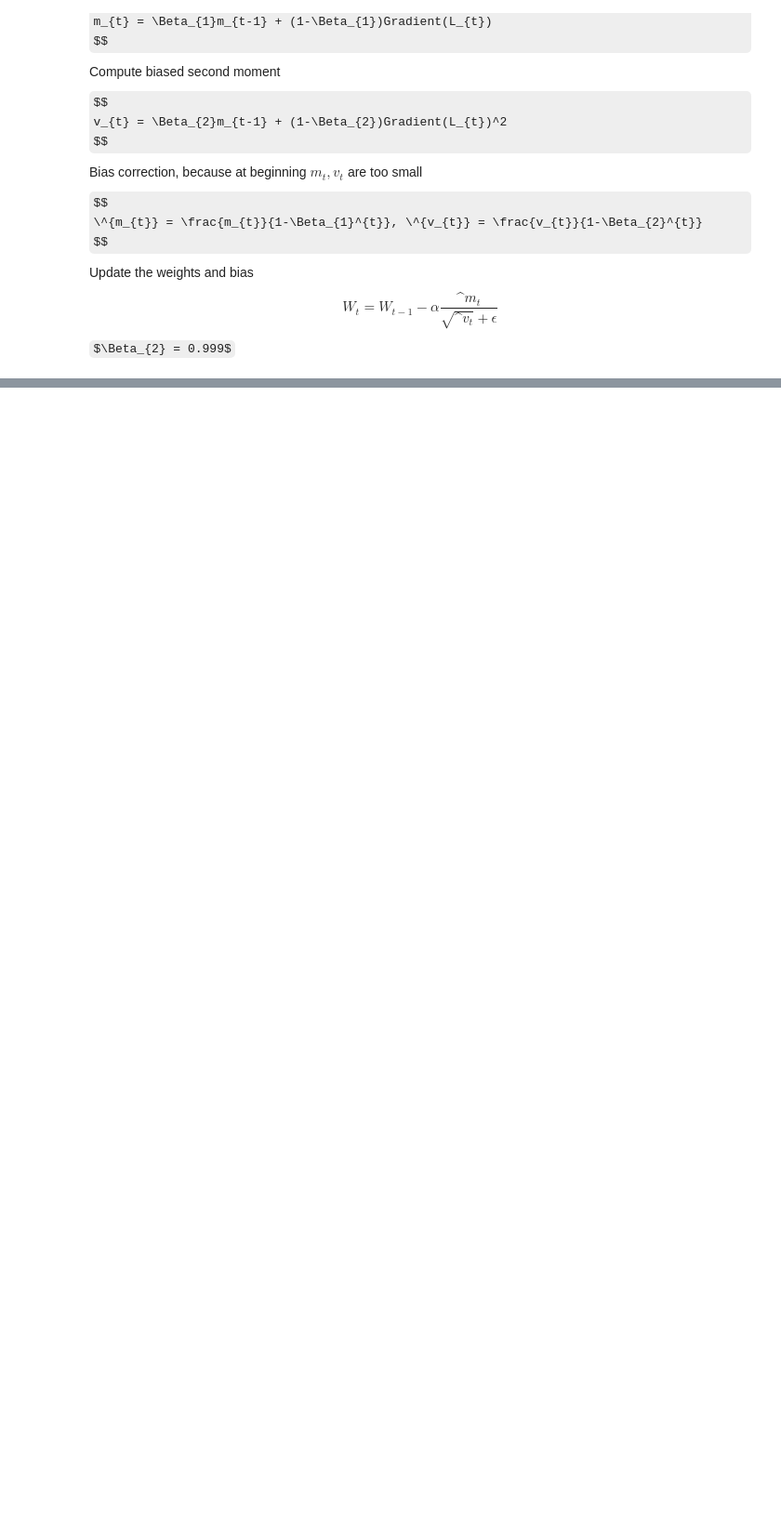
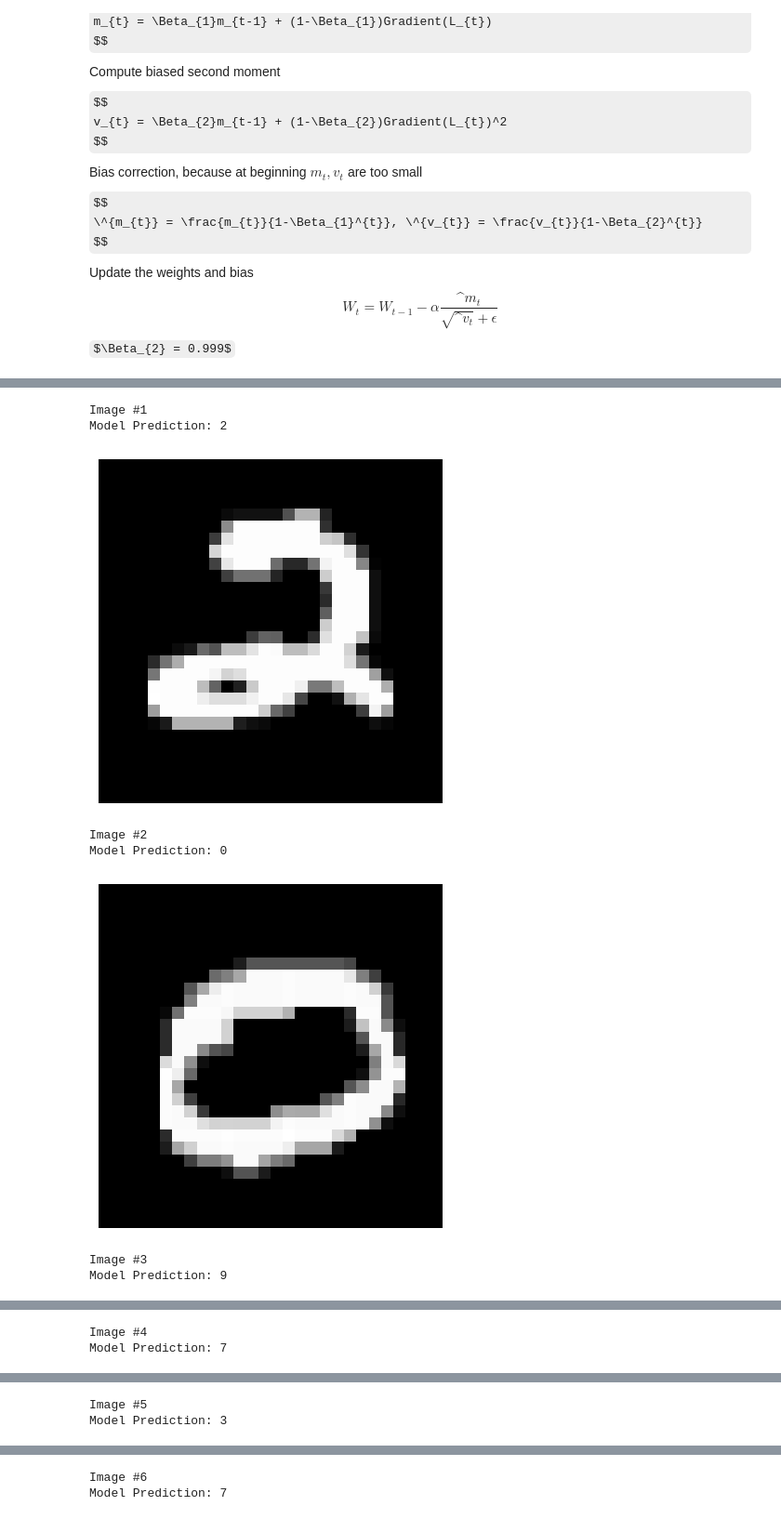
Before and after one commit to KOlCIqwq/ML, a Jupyter notebook: Neural Network.ipynb, the cells around one changed output, grey strips where cells are left out. Shown at 93% size. Saved outputs shown, nothing was run; the diff lists cells and outputs as text; code cells hidden in the pictures; some formulas as TeX source; blank space fills up the shorter version.

```diff
--- a/Neural Network.ipynb
+++ b/Neural Network.ipynb
@@ -228,0 +393,34 @@ $\Beta_{2} = 0.999$
+# %%
+test_data = pd.read_csv("./data/test.csv")
+test_data_np = np.array(test_data)
+
+X_test_np = test_data_np.T
+X_test_np = X_test_np / 255. # Normalize
+
+X_test_gpu = cp.asarray(X_test_np)
+
+test_predictions = make_prediction(X_test_gpu,W1,b1,W2,b2,W3,b3)
+
+for i in range(10):
+    current_img_gpu = X_test_gpu[:, i]
+    network_input = current_img_gpu.reshape(784, 1)
+    prediction = make_prediction(network_input, W1, b1, W2, b2, W3, b3)
+    image_to_plot_gpu = current_img_gpu.reshape((28, 28)) * 255
+
+    image_to_plot_cpu = image_to_plot_gpu.get()
+
+    print(f"\nImage #{i+1}")
+    print(f"Model Prediction: {prediction.item()}")
+
+    plt.imshow(image_to_plot_cpu, cmap='gray', interpolation='nearest')
+    plt.axis('off')
+    plt.show()
+# %% [output]
+Image #1
+Model Prediction: 2
+[figure, added]
+Image #2
+Model Prediction: 0
+[figure, added]
+Image #3
+Model Prediction: 9
@@ -228,0 +428,2 @@ $\Beta_{2} = 0.999$
+Image #4
+Model Prediction: 7
@@ -228,0 +431,2 @@ $\Beta_{2} = 0.999$
+Image #5
+Model Prediction: 3
@@ -228,0 +434,2 @@ $\Beta_{2} = 0.999$
+Image #6
+Model Prediction: 7
```
Also changed, not shown: parts of 10 cells of this notebook, 1 other file.
